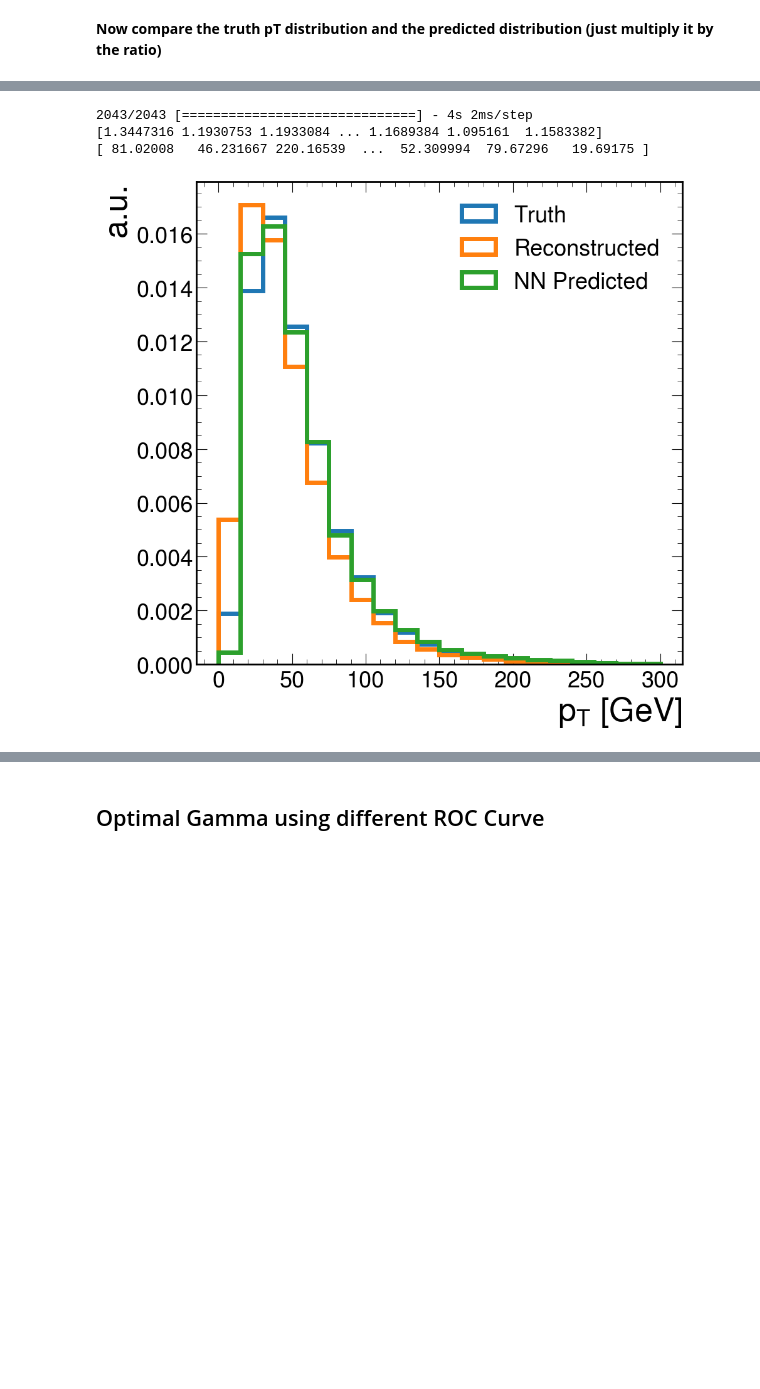
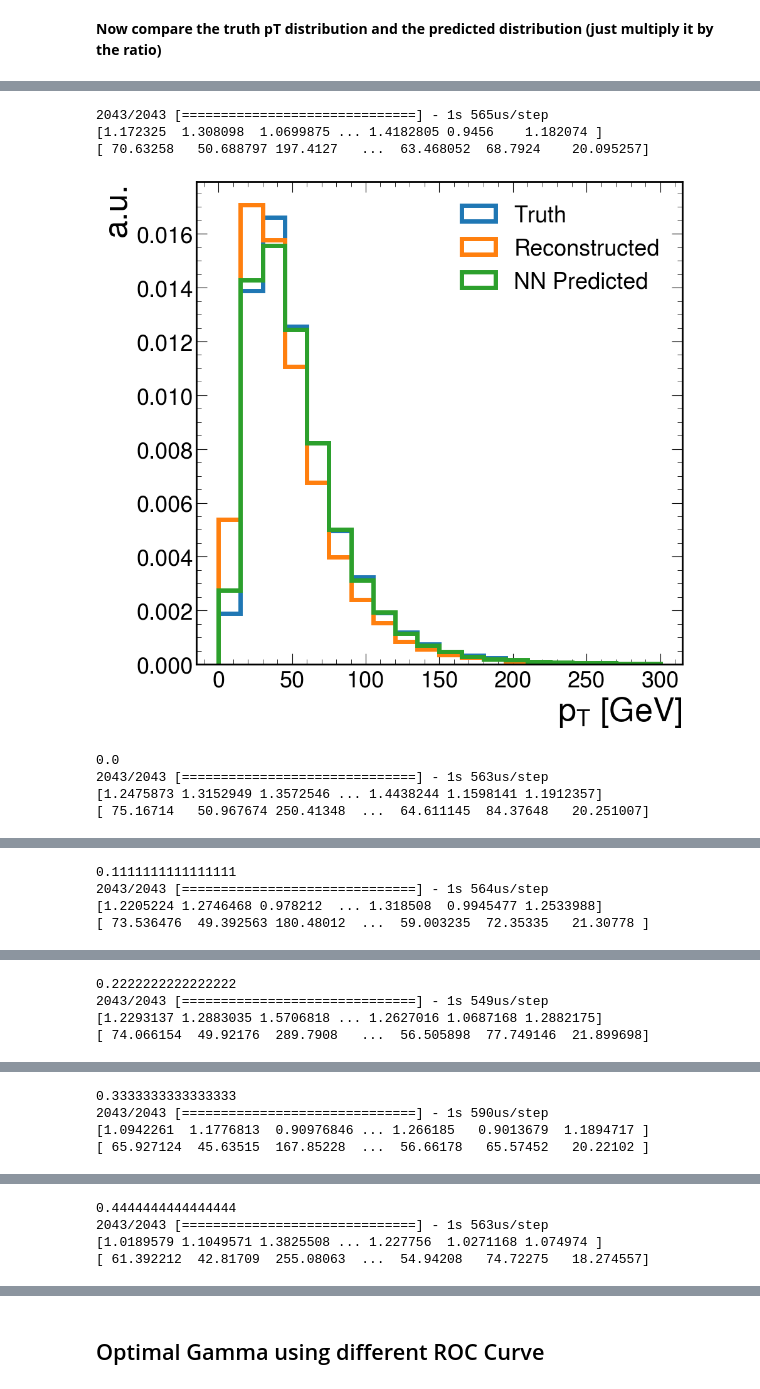
Before and after one commit to ofoofoo/Tau_L1, a Jupyter notebook: notebooks/tau_pt_regress/tau_pt_regression_classifier_merge.ipynb, the cells around one changed output, grey strips where cells are left out. Cells and saved outputs as stored; diff of their text form; code cells hidden in the pictures; blank space fills up the shorter version.

```diff
--- a/notebooks/tau_pt_regress/tau_pt_regression_classifier_merge.ipynb
+++ b/notebooks/tau_pt_regress/tau_pt_regression_classifier_merge.ipynb
@@ -597,10 +657,17 @@ def load_and_predict_test(dir_path, model, test_index=400000):
     plt.ylabel('a.u.')
     plt.legend()
     plt.show()
-# %%
-load_and_predict_test("../../ntuples/Jan_25_2023", model)
-# %% [output]
-2043/2043 [==============================] - 4s 2ms/step
-[1.3447316 1.1930753 1.1933084 ... 1.1689384 1.095161  1.1583382]
-[ 81.02008   46.231667 220.16539  ...  52.309994  79.67296   19.69175 ]
-[figure, removed]
+# %%
+# load_and_predict_test("../../ntuples/Jan_25_2023", model)
+for i in range(len(trained_models)):
+    load_and_predict_test("../../ntuples/Jan_25_2023", trained_models[i])
+    print(gammas[i])
+# %% [output]
+2043/2043 [==============================] - 1s 565us/step
+[1.172325  1.308098  1.0699875 ... 1.4182805 0.9456    1.182074 ]
+[ 70.63258   50.688797 197.4127   ...  63.468052  68.7924    20.095257]
+[figure, added]
+0.0
+2043/2043 [==============================] - 1s 563us/step
+[1.2475873 1.3152949 1.3572546 ... 1.4438244 1.1598141 1.1912357]
+[ 75.16714   50.967674 250.41348  ...  64.611145  84.37648   20.251007]
@@ -606,0 +675,4 @@ load_and_predict_test("../../ntuples/Jan_25_2023", model)
+0.1111111111111111
+2043/2043 [==============================] - 1s 564us/step
+[1.2205224 1.2746468 0.978212  ... 1.318508  0.9945477 1.2533988]
+[ 73.536476  49.392563 180.48012  ...  59.003235  72.35335   21.30778 ]
@@ -606,0 +680,4 @@ load_and_predict_test("../../ntuples/Jan_25_2023", model)
+0.2222222222222222
+2043/2043 [==============================] - 1s 549us/step
+[1.2293137 1.2883035 1.5706818 ... 1.2627016 1.0687168 1.2882175]
+[ 74.066154  49.92176  289.7908   ...  56.505898  77.749146  21.899698]
@@ -606,0 +685,4 @@ load_and_predict_test("../../ntuples/Jan_25_2023", model)
+0.3333333333333333
+2043/2043 [==============================] - 1s 590us/step
+[1.0942261  1.1776813  0.90976846 ... 1.266185   0.9013679  1.1894717 ]
+[ 65.927124  45.63515  167.85228  ...  56.66178   65.57452   20.22102 ]
@@ -606,0 +690,4 @@ load_and_predict_test("../../ntuples/Jan_25_2023", model)
+0.4444444444444444
+2043/2043 [==============================] - 1s 563us/step
+[1.0189579 1.1049571 1.3825508 ... 1.227756  1.0271168 1.074974 ]
+[ 61.392212  42.81709  255.08063  ...  54.94208   74.72275   18.274557]
```
Also changed, not shown: parts of 25 cells of this notebook, 7 other files.
